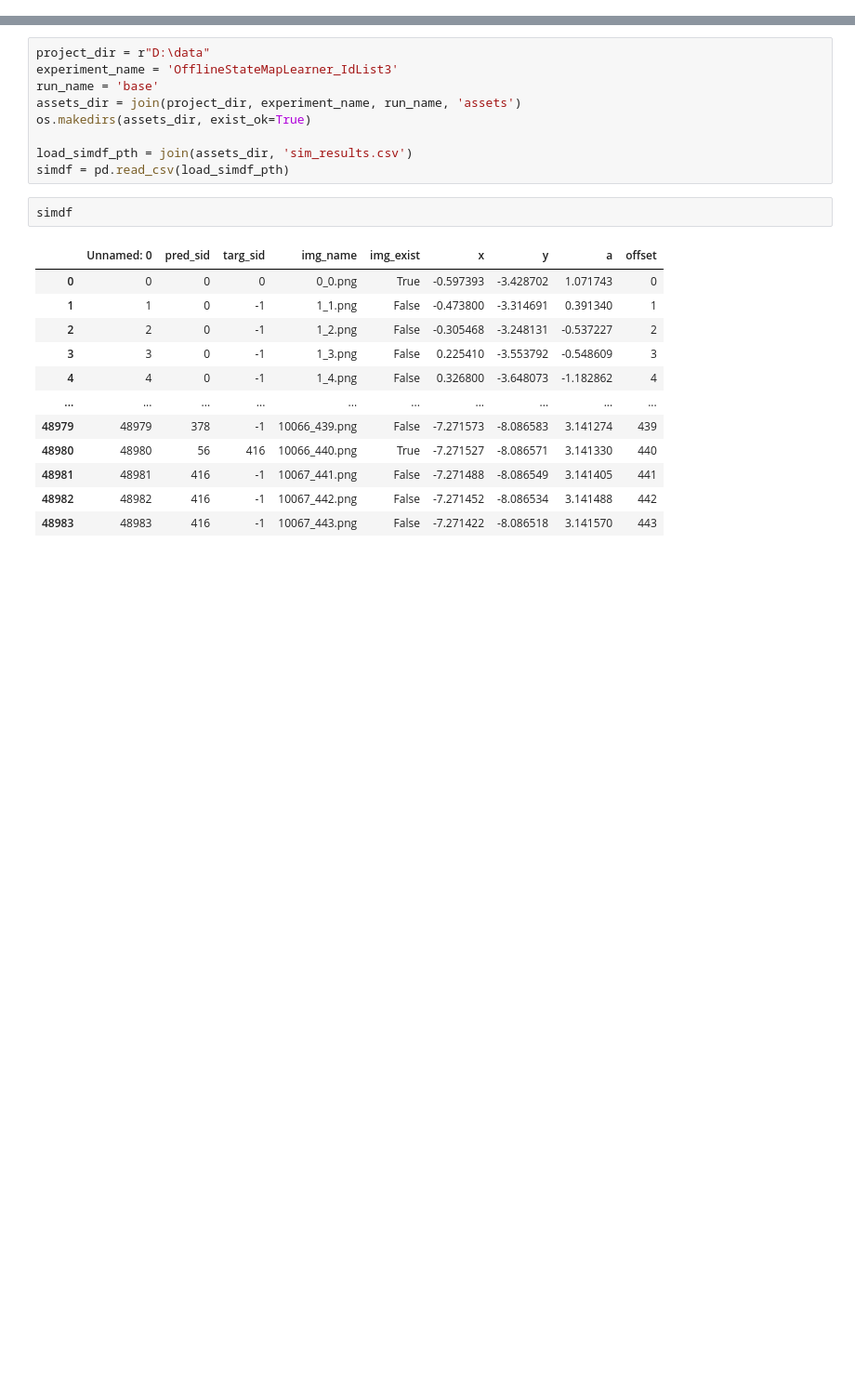
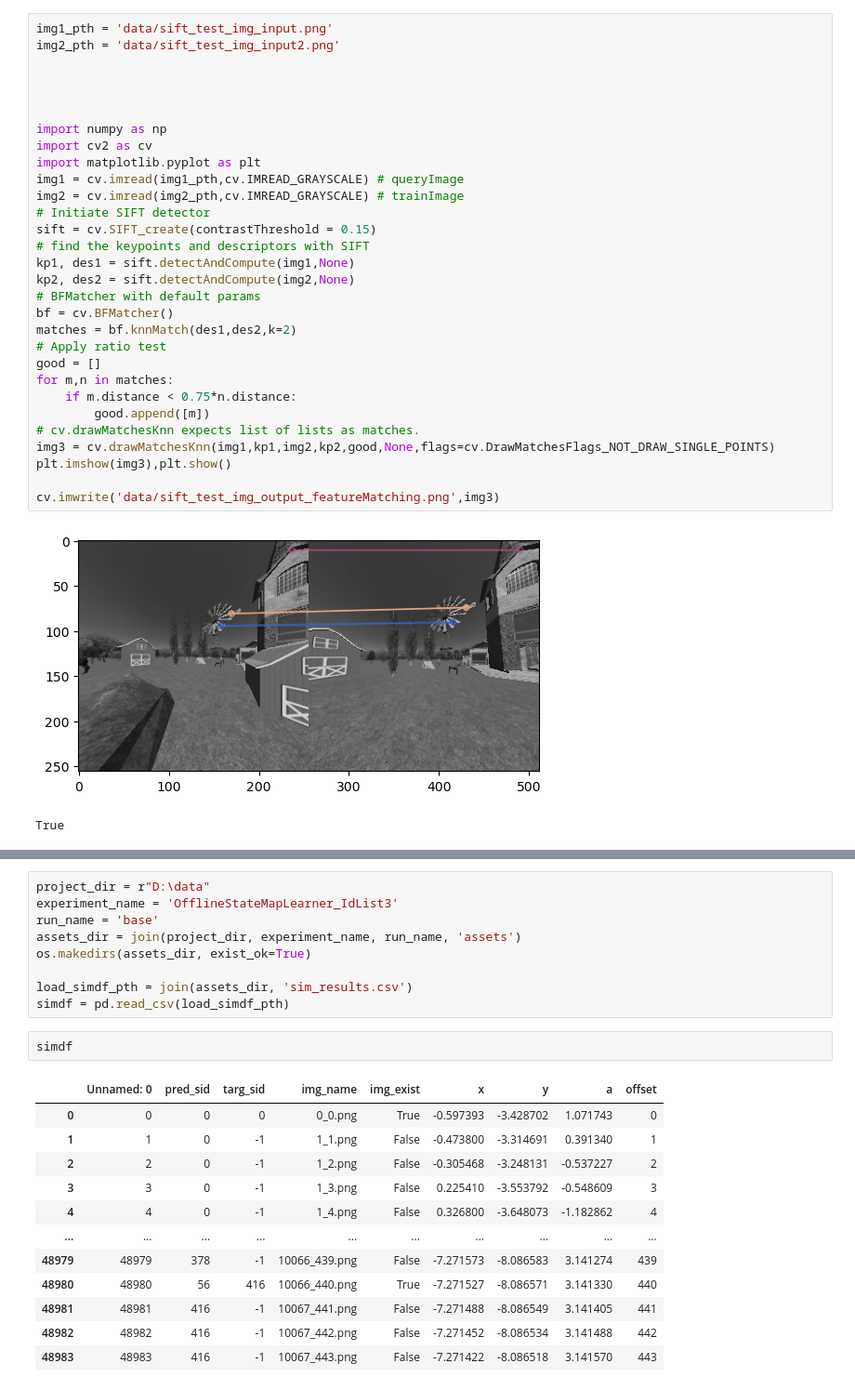
Before and after one commit to yyhhoi/HippoSLAM, a Jupyter notebook: controllers/hipposlam/try.ipynb, the cells around one changed output, grey strips where cells are left out. Shown at 93% size. Drawn from its saved outputs; the diff is of its cells as text; blank space fills up the shorter version.

```diff
--- a/controllers/hipposlam/try.ipynb
+++ b/controllers/hipposlam/try.ipynb
@@ -12,0 +16,33 @@ import os
+# %%
+img1_pth = 'data/sift_test_img_input.png'
+img2_pth = 'data/sift_test_img_input2.png'
+
+
+
+
+import numpy as np
+import cv2 as cv
+import matplotlib.pyplot as plt
+img1 = cv.imread(img1_pth,cv.IMREAD_GRAYSCALE) # queryImage
+img2 = cv.imread(img2_pth,cv.IMREAD_GRAYSCALE) # trainImage
+# Initiate SIFT detector
+sift = cv.SIFT_create(contrastThreshold = 0.15)
+# find the keypoints and descriptors with SIFT
+kp1, des1 = sift.detectAndCompute(img1,None)
+kp2, des2 = sift.detectAndCompute(img2,None)
+# BFMatcher with default params
+bf = cv.BFMatcher()
+matches = bf.knnMatch(des1,des2,k=2)
+# Apply ratio test
+good = []
+for m,n in matches:
+    if m.distance < 0.75*n.distance:
+        good.append([m])
+# cv.drawMatchesKnn expects list of lists as matches.
+img3 = cv.drawMatchesKnn(img1,kp1,img2,kp2,good,None,flags=cv.DrawMatchesFlags_NOT_DRAW_SINGLE_POINTS)
+plt.imshow(img3),plt.show()
+
+cv.imwrite('data/sift_test_img_output_featureMatching.png',img3)
+# %% [output]
+[figure, added]
+True
```
Also changed, not shown: parts of 3 cells of this notebook, 9 other files.
